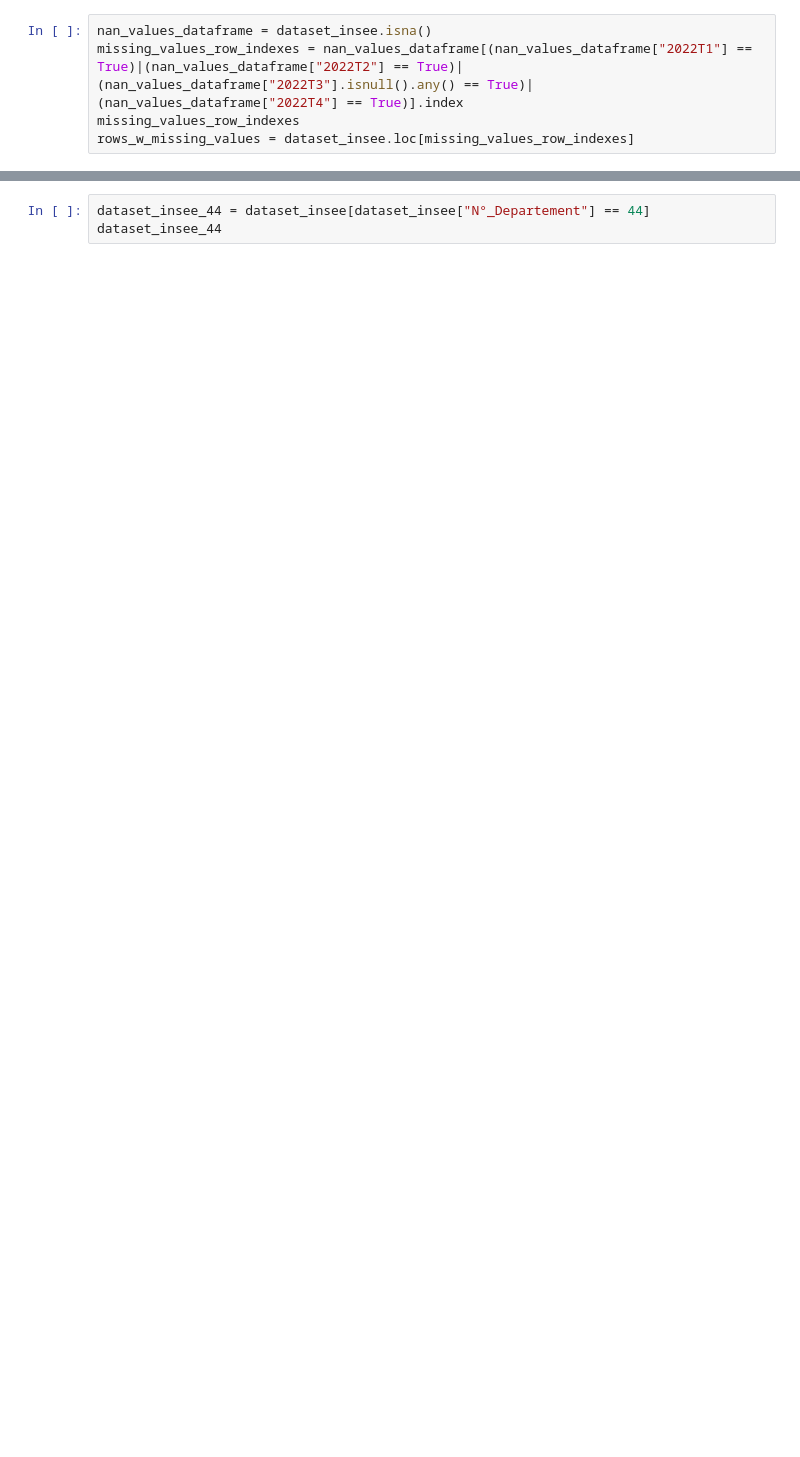
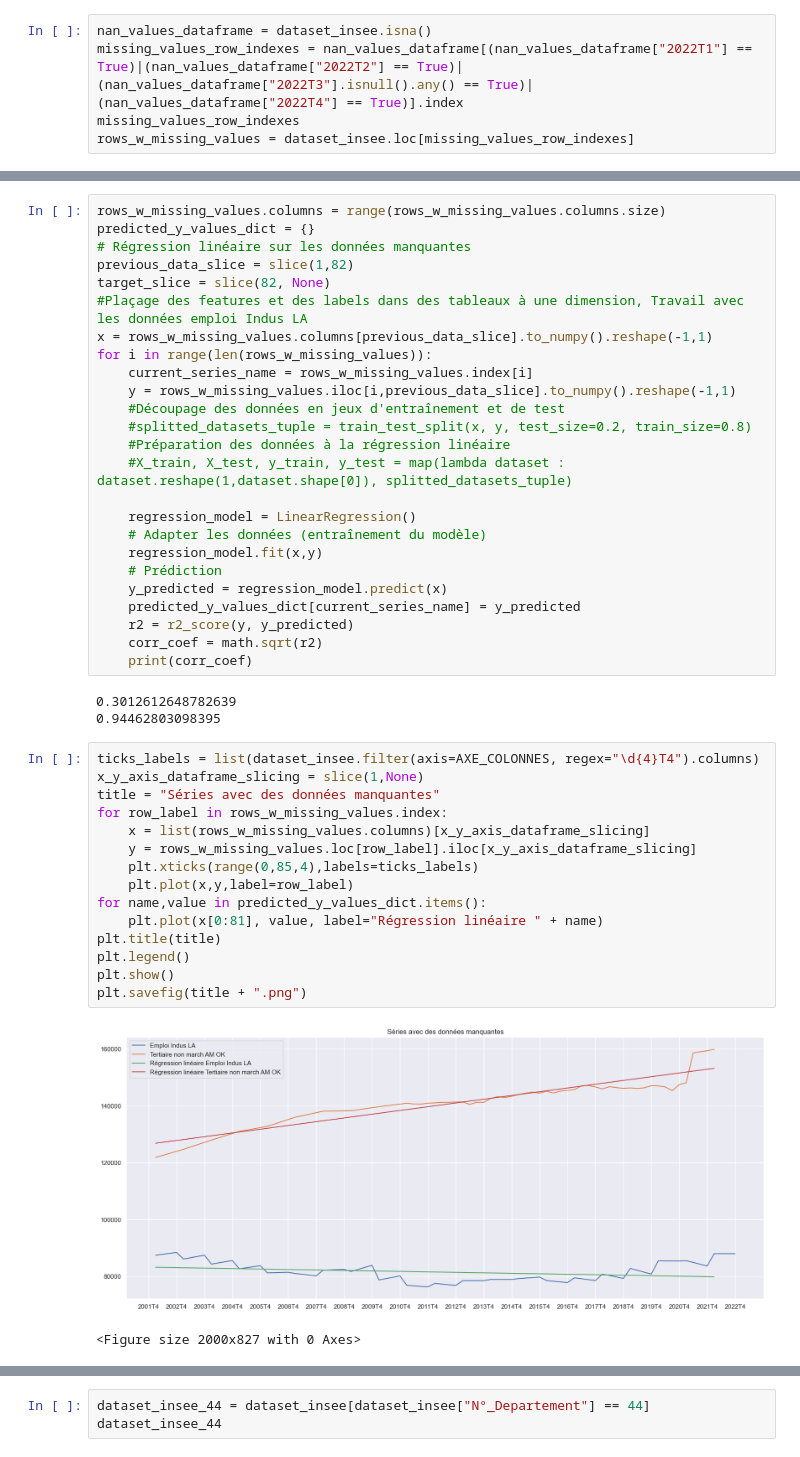
Before and after one commit to CinquinAndy/i1-mspr-data, a Jupyter notebook: Notebook_visu_graphs.ipynb, the cells around one changed output, grey strips where cells are left out. Cells and saved outputs as stored; diff of their text form; blank space fills up the shorter version.

Commit message:
Régression linéaire sur les séries sur l'emploi par département qui contiennent des valeurs manquantes

```diff
--- a/Notebook_visu_graphs.ipynb
+++ b/Notebook_visu_graphs.ipynb
@@ -87 +76,47 @@ plt.savefig(title + ".png")
+# %%
+rows_w_missing_values.columns = range(rows_w_missing_values.columns.size)
+predicted_y_values_dict = {}
+# Régression linéaire sur les données manquantes
+previous_data_slice = slice(1,82)
+target_slice = slice(82, None)
+#Plaçage des features et des labels dans des tableaux à une dimension, Travail avec les données emploi Indus LA
+x = rows_w_missing_values.columns[previous_data_slice].to_numpy().reshape(-1,1)
+for i in range(len(rows_w_missing_values)):
+    current_series_name = rows_w_missing_values.index[i]
+    y = rows_w_missing_values.iloc[i,previous_data_slice].to_numpy().reshape(-1,1)
+    #Découpage des données en jeux d'entraînement et de test
+    #splitted_datasets_tuple = train_test_split(x, y, test_size=0.2, train_size=0.8)
+    #Préparation des données à la régression linéaire
+    #X_train, X_test, y_train, y_test = map(lambda dataset : dataset.reshape(1,dataset.shape[0]), splitted_datasets_tuple)
+
+    regression_model = LinearRegression()
+    # Adapter les données (entraînement du modèle)
+    regression_model.fit(x,y)
+    # Prédiction
+    y_predicted = regression_model.predict(x)
+    predicted_y_values_dict[current_series_name] = y_predicted
+    r2 = r2_score(y, y_predicted)
+    corr_coef = math.sqrt(r2)
+    print(corr_coef)
+# %% [output]
+0.3012612648782639
+0.94462803098395
+# %%
+ticks_labels = list(dataset_insee.filter(axis=AXE_COLONNES, regex="\d{4}T4").columns)
+x_y_axis_dataframe_slicing = slice(1,None)
+title = "Séries avec des données manquantes"
+for row_label in rows_w_missing_values.index:
+    x = list(rows_w_missing_values.columns)[x_y_axis_dataframe_slicing]
+    y = rows_w_missing_values.loc[row_label].iloc[x_y_axis_dataframe_slicing]
+    plt.xticks(range(0,85,4),labels=ticks_labels)
+    plt.plot(x,y,label=row_label)
+for name,value in predicted_y_values_dict.items():
+    plt.plot(x[0:81], value, label="Régression linéaire " + name)
+plt.title(title)
+plt.legend()
+plt.show()
+plt.savefig(title + ".png")
+# %% [output]
+[figure, new version]
+<Figure size 2000x827 with 0 Axes>
 # %% [markdown]
```
Also changed, not shown: parts of 4 cells of this notebook, 1 other file.
